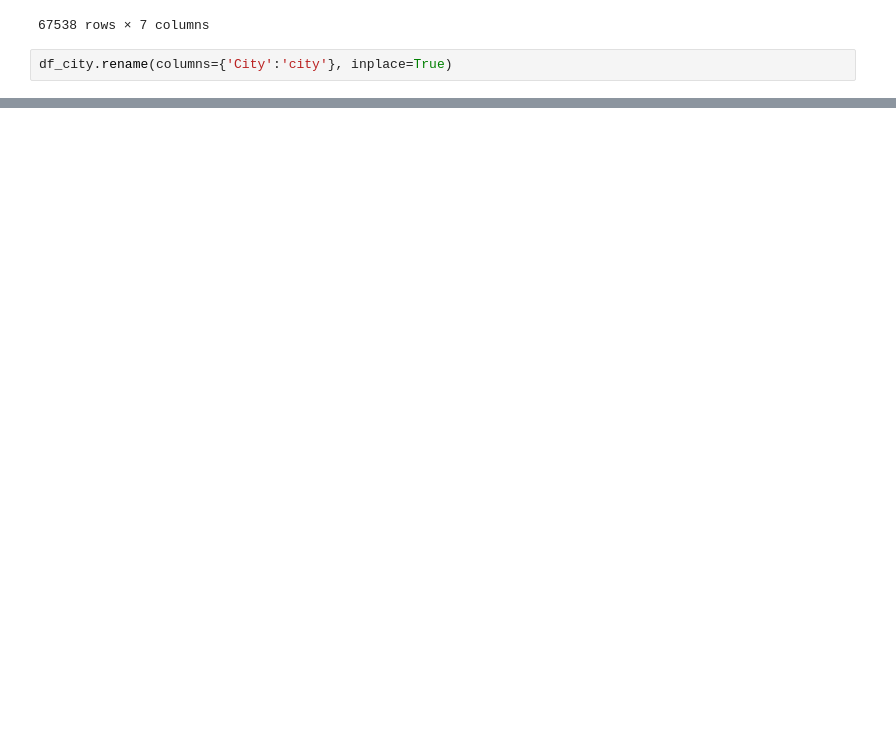
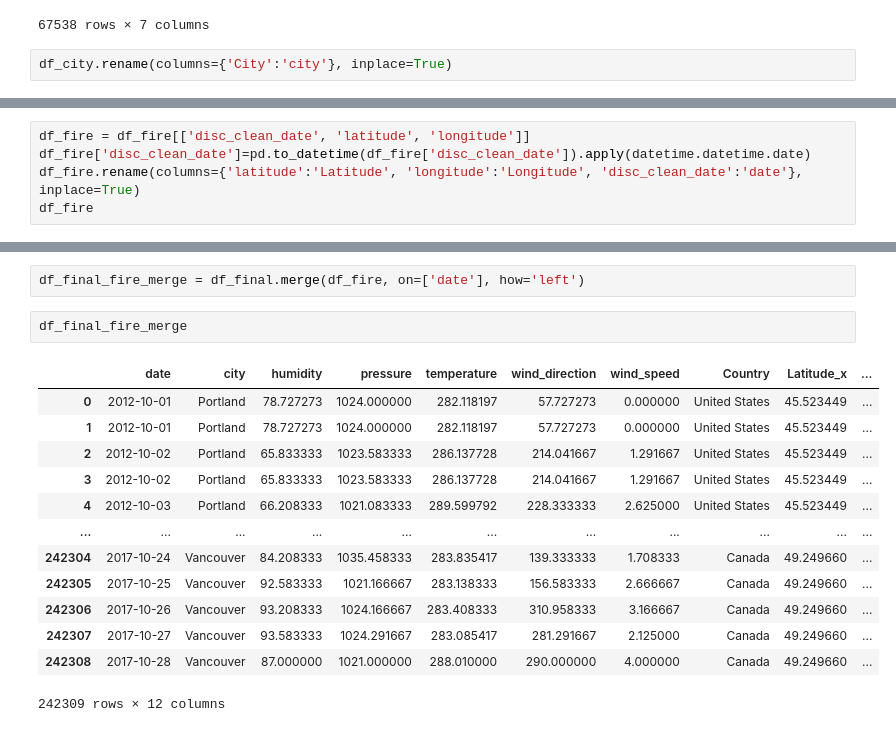
Before and after one commit to julianskywalker/SustainabilityHackathon2022, a Jupyter notebook: code/SustainabilityHackathon2022.ipynb, the cells around one changed output, grey strips where cells are left out. Saved outputs shown, nothing was run; the diff lists cells and outputs as text; blank space fills up the shorter version.

Commit message:
clean dataset

```diff
--- a/code/SustainabilityHackathon2022.ipynb
+++ b/code/SustainabilityHackathon2022.ipynb
@@ -74,3 +91,8 @@ df_final.merge(df_city, on=['city'])
 | 67536 | 2017-10-27 | Vancouver | 93.583333 | 1024.291667 | 283.085417 | 281.291667 | 2.125000 | Canada | 49.249660 | ... |
 | 67537 | 2017-10-28 | Vancouver | 87.000000 | 1021.000000 | 288.010000 | 290.000000 | 4.000000 | Canada | 49.249660 | ... |
 67538 rows × 10 columns
+# %%
+df_fire = df_fire[['disc_clean_date', 'latitude', 'longitude']]
+df_fire['disc_clean_date']=pd.to_datetime(df_fire['disc_clean_date']).apply(datetime.datetime.date)
+df_fire.rename(columns={'latitude':'Latitude', 'longitude':'Longitude', 'disc_clean_date':'date'}, inplace=True)
+df_fire
@@ -76,0 +122,18 @@ df_final.merge(df_city, on=['city'])
+# %%
+df_final_fire_merge = df_final.merge(df_fire, on=['date'], how='left')
+# %%
+df_final_fire_merge
+# %% [output]
+|  | date | city | humidity | pressure | temperature | wind_direction | wind_speed | Country | Latitude_x | ... |
+| 0 | 2012-10-01 | Portland | 78.727273 | 1024.000000 | 282.118197 | 57.727273 | 0.000000 | United States | 45.523449 | ... |
+| 1 | 2012-10-01 | Portland | 78.727273 | 1024.000000 | 282.118197 | 57.727273 | 0.000000 | United States | 45.523449 | ... |
+| 2 | 2012-10-02 | Portland | 65.833333 | 1023.583333 | 286.137728 | 214.041667 | 1.291667 | United States | 45.523449 | ... |
+| 3 | 2012-10-02 | Portland | 65.833333 | 1023.583333 | 286.137728 | 214.041667 | 1.291667 | United States | 45.523449 | ... |
+| 4 | 2012-10-03 | Portland | 66.208333 | 1021.083333 | 289.599792 | 228.333333 | 2.625000 | United States | 45.523449 | ... |
+| ... | ... | ... | ... | ... | ... | ... | ... | ... | ... | ... |
+| 242304 | 2017-10-24 | Vancouver | 84.208333 | 1035.458333 | 283.835417 | 139.333333 | 1.708333 | Canada | 49.249660 | ... |
+| 242305 | 2017-10-25 | Vancouver | 92.583333 | 1021.166667 | 283.138333 | 156.583333 | 2.666667 | Canada | 49.249660 | ... |
+| 242306 | 2017-10-26 | Vancouver | 93.208333 | 1024.166667 | 283.408333 | 310.958333 | 3.166667 | Canada | 49.249660 | ... |
+| 242307 | 2017-10-27 | Vancouver | 93.583333 | 1024.291667 | 283.085417 | 281.291667 | 2.125000 | Canada | 49.249660 | ... |
+| 242308 | 2017-10-28 | Vancouver | 87.000000 | 1021.000000 | 288.010000 | 290.000000 | 4.000000 | Canada | 49.249660 | ... |
+242309 rows × 12 columns
```
Also changed, not shown: parts of 9 cells of this notebook, 1 other file.
